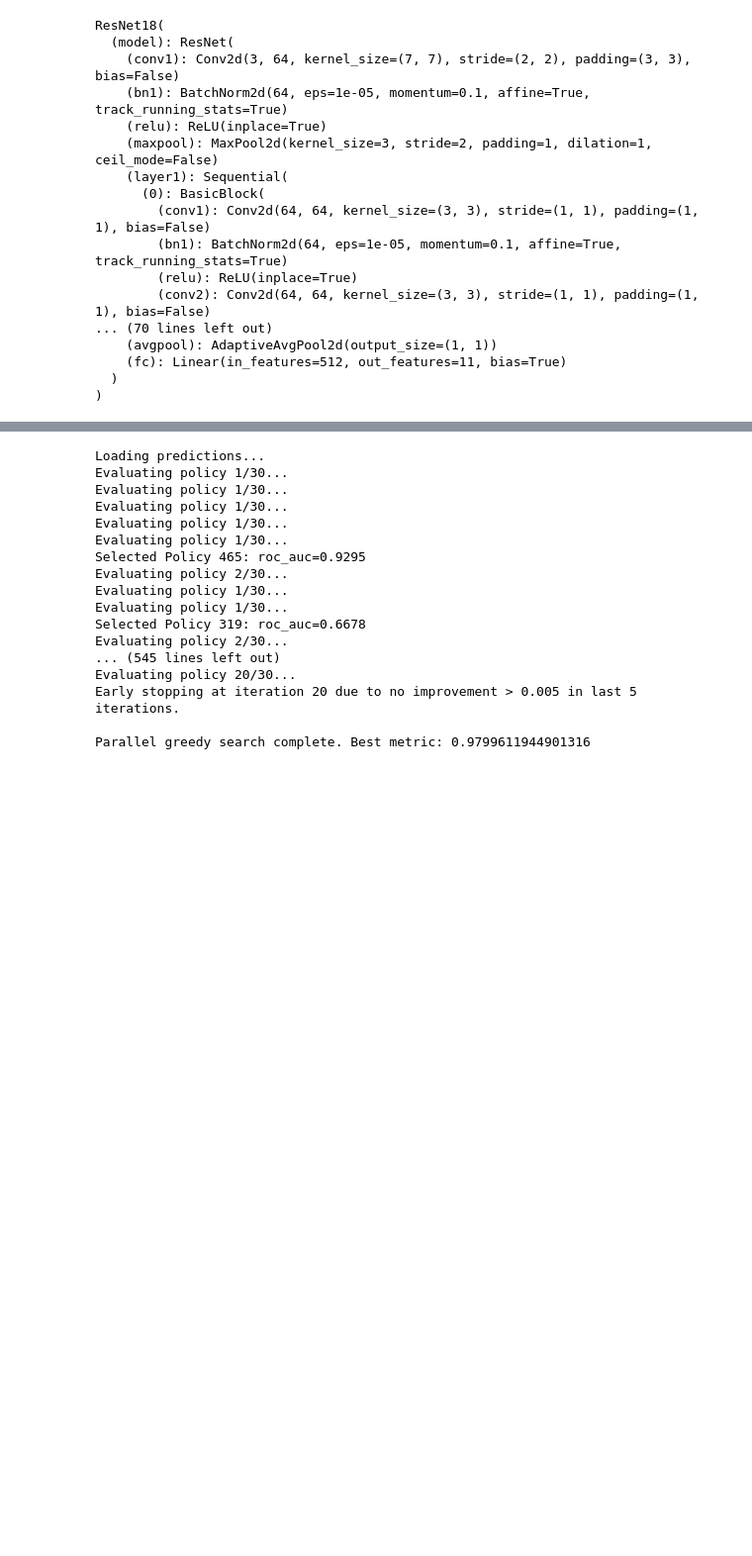
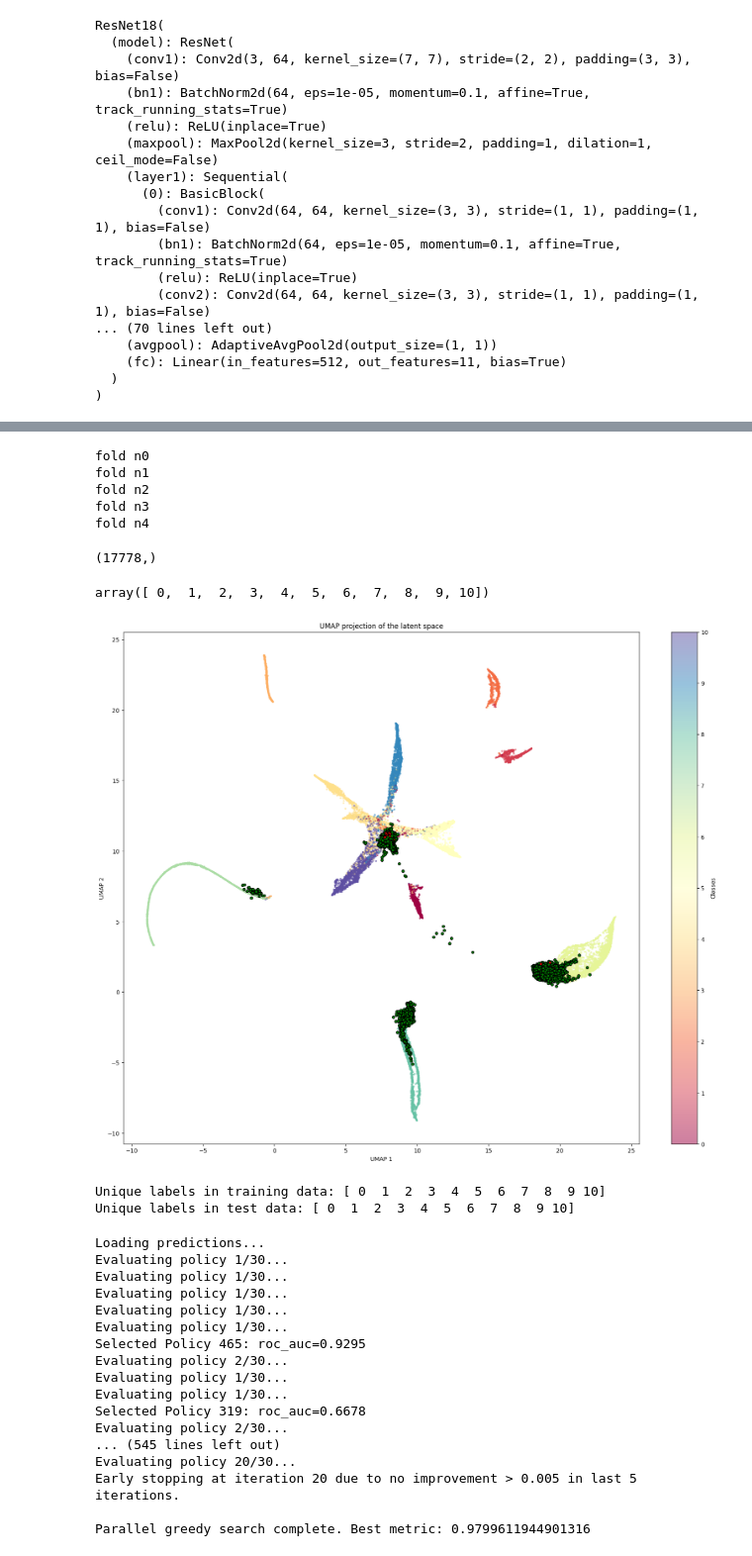
Before and after one commit to pstnmz/UQ_toolbox, a Jupyter notebook: medMNIST/UQ_test_metrics.ipynb, the cells around one changed output, grey strips where cells are left out. Shown at 99% size. Saved outputs shown, nothing was run; the diff lists cells and outputs as text; code cells hidden in the pictures; blank space fills up the shorter version.

Commit message:
Latent space exploration

```diff
--- a/medMNIST/UQ_test_metrics.ipynb
+++ b/medMNIST/UQ_test_metrics.ipynb
@@ -238,9 +261,10 @@ latent_spaces = []
 shap_values_folds = []
 success_folds = []
 for fold in range(0, 5):
+    print('fold n' + str(fold))
     classifier_head = ClassifierHeadWrapper(models[fold].model).to(device)
     # Compute SHAP values for the penultimate layer
-    shap_values, shap_features, labels, success = uq.extract_latent_space_and_compute_shap_importance(
+    penultimate_layer, shap_values, shap_features, labels, success = uq.extract_latent_space_and_compute_shap_importance(
         model=models[fold],
         data_loader=test_loader,
         device=device,
@@ -255,3 +304,74 @@ RuntimeError: Input type (torch.FloatTensor) and weight type (torch.cuda.FloatTe
+# %%
+latent_spaces_training = []
+success_folds_training = []
+labels_all_training = []
+for fold in range(0, 5):
+    print('fold n' + str(fold))
+    # Compute SHAP values for the penultimate layer
+    latent_space_training, labels_training, success_training, preds_training = uq.extract_latent_space_and_compute_shap_importance(
+        model=models[fold],
+        data_loader=train_loaders[fold],
+        device=device,
+        layer_to_be_hooked=models[fold].model.avgpool,
+        importance=False
+    )
+    latent_spaces_training.append(latent_space)
+    success_folds_training.append(success)
+    labels_all_training.append(labels)
+# %% [output]
+fold n0
+fold n1
+fold n2
+fold n3
+fold n4
+# %%
+success_folds[0].shape
+# %% [output]
+(17778,)
+# %%
+np.unique(labels_all[0])
+# %% [output]
+array([ 0,  1,  2,  3,  4,  5,  6,  7,  8,  9, 10])
+# %%
+import umap.umap_ as umap
+import matplotlib.pyplot as plt
+
+# Convert labels_all[0] to a 1D array
+labels_0 = labels_all_training[0].flatten()
+labels_test_0 = labels_all[0].flatten()
+# Initialize UMAP
+reducer = umap.UMAP(n_components=2, n_neighbors=1000, random_state=42)
+
+# Fit and transform the latent space
+embedding = reducer.fit_transform(latent_spaces_training[0].cpu().numpy())
+embedding_test = reducer.transform(latent_spaces[0].cpu().numpy())
+
+# Plot the UMAP embedding
+plt.figure(figsize=(20, 16))
+scatter = plt.scatter(embedding[:, 0], embedding[:, 1], c=labels_0, cmap='Spectral', s=5, alpha=0.5)
+plt.colorbar(scatter, ticks=range(num_classes), label='Classes')
+
+# Overlay the test data
+success_colors = ['red' if success == 0 else 'green' for success in success_folds[0]]
+plt.scatter(embedding_test[:, 0], embedding_test[:, 1], c=labels_test_0, s=20, edgecolor='k')
+
+plt.title('UMAP projection of the latent space')
+plt.xlabel('UMAP 1')
+plt.ylabel('UMAP 2')
+plt.show()
+# %% [output]
+[figure, added]
+# %%
+# Check unique labels in training data
+unique_labels_training = np.unique(labels_all_training[0])
+print("Unique labels in training data:", unique_labels_training)
+
+# Check unique labels in test data
+unique_labels_test = np.unique(labels_all[0])
+print("Unique labels in test data:", unique_labels_test)
+# %% [output]
+Unique labels in training data: [ 0  1  2  3  4  5  6  7  8  9 10]
+Unique labels in test data: [ 0  1  2  3  4  5  6  7  8  9 10]
 # %%
 #uq.apply_randaugment_and_store_results(calibration_loader, models, 2, 45, 500, device, folder_name=f'savedpolicies', batch_norm=True, image_size=28, nb_channels=3, softmax_application=True)
 # %%
```
Also changed, not shown: parts of 3 cells of this notebook, 1 other file.
